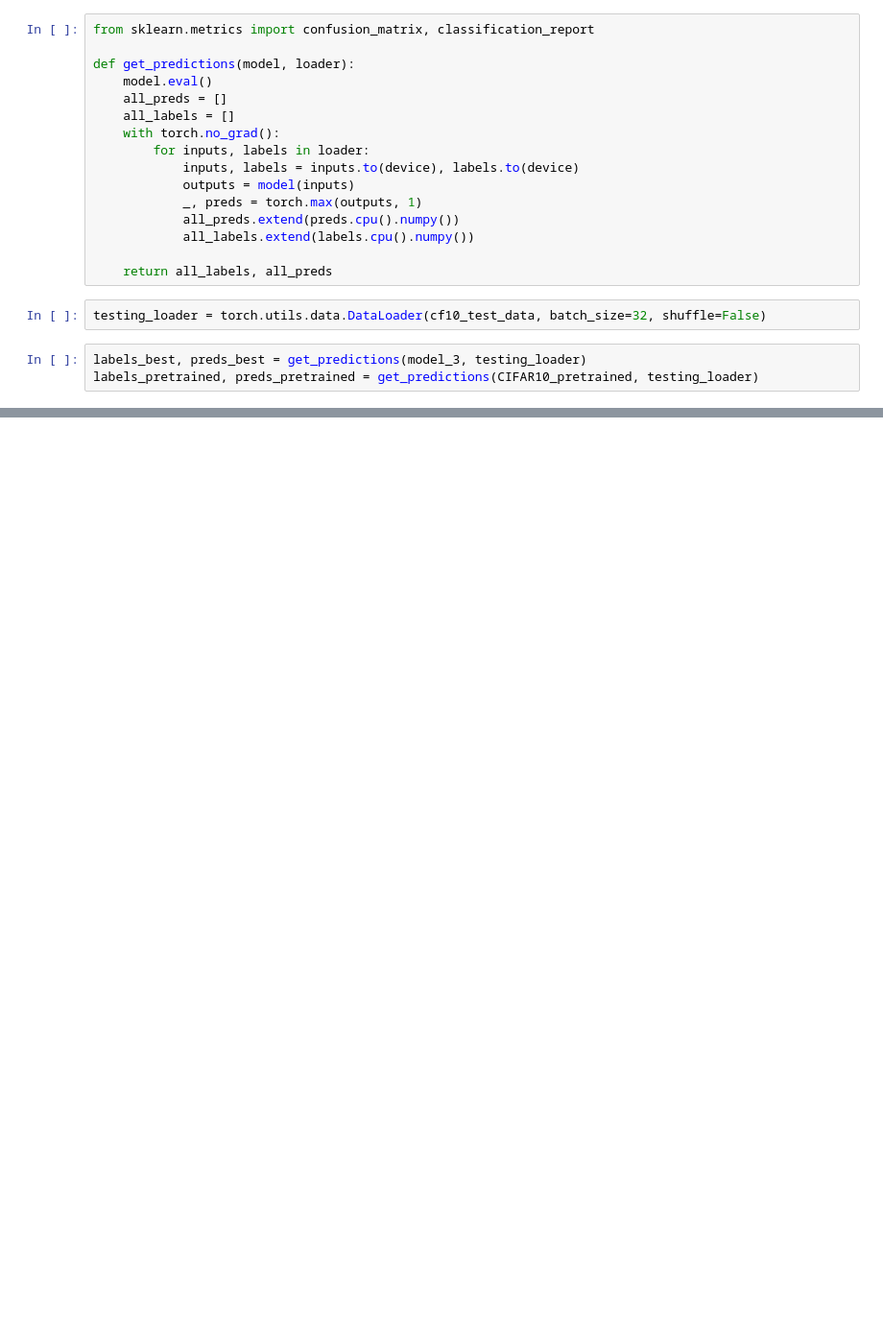
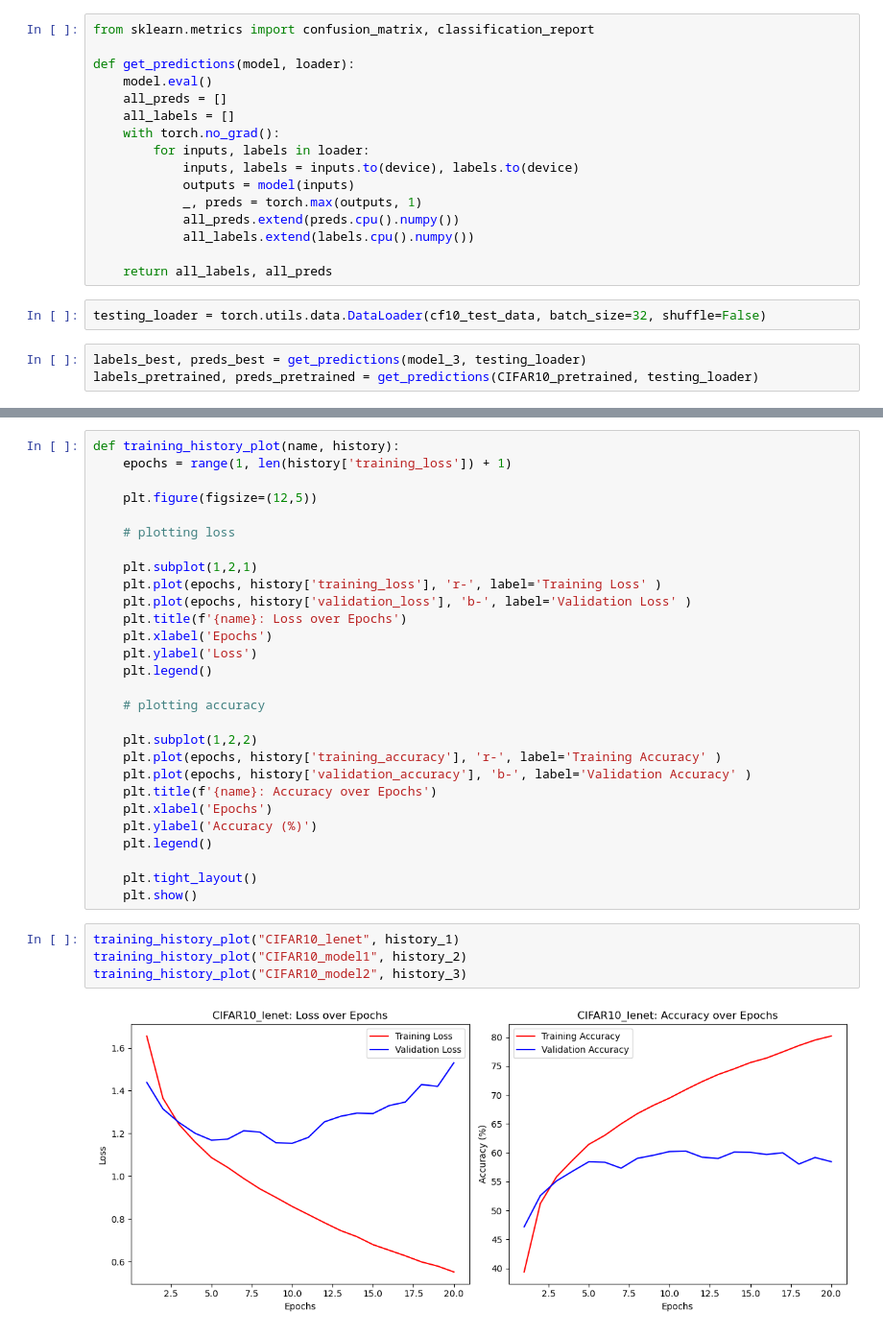
Before and after one commit to Li-Wei-Pan/ComputerVision_Assignment3, a Jupyter notebook: work.ipynb, the cells around one changed output, grey strips where cells are left out. Shown at 96% size. Drawn from its saved outputs; the diff is of its cells as text; blank space fills up the shorter version.

```diff
--- a/work.ipynb
+++ b/work.ipynb
@@ -443,0 +519,34 @@ weighted avg       0.63      0.62      0.62     10000
+# %%
+def training_history_plot(name, history):
+    epochs = range(1, len(history['training_loss']) + 1)
+
+    plt.figure(figsize=(12,5))
+
+    # plotting loss
+
+    plt.subplot(1,2,1)
+    plt.plot(epochs, history['training_loss'], 'r-', label='Training Loss' )
+    plt.plot(epochs, history['validation_loss'], 'b-', label='Validation Loss' )
+    plt.title(f'{name}: Loss over Epochs')
+    plt.xlabel('Epochs')
+    plt.ylabel('Loss')
+    plt.legend()
+
+    # plotting accuracy
+
+    plt.subplot(1,2,2)
+    plt.plot(epochs, history['training_accuracy'], 'r-', label='Training Accuracy' )
+    plt.plot(epochs, history['validation_accuracy'], 'b-', label='Validation Accuracy' )
+    plt.title(f'{name}: Accuracy over Epochs')
+    plt.xlabel('Epochs')
+    plt.ylabel('Accuracy (%)')
+    plt.legend()
+
+    plt.tight_layout()
+    plt.show()
+# %%
+training_history_plot("CIFAR10_lenet", history_1)
+training_history_plot("CIFAR10_model1", history_2)
+training_history_plot("CIFAR10_model2", history_3)
+# %% [output]
+[figure, added]
```
Also changed, not shown: parts of 13 cells of this notebook.
